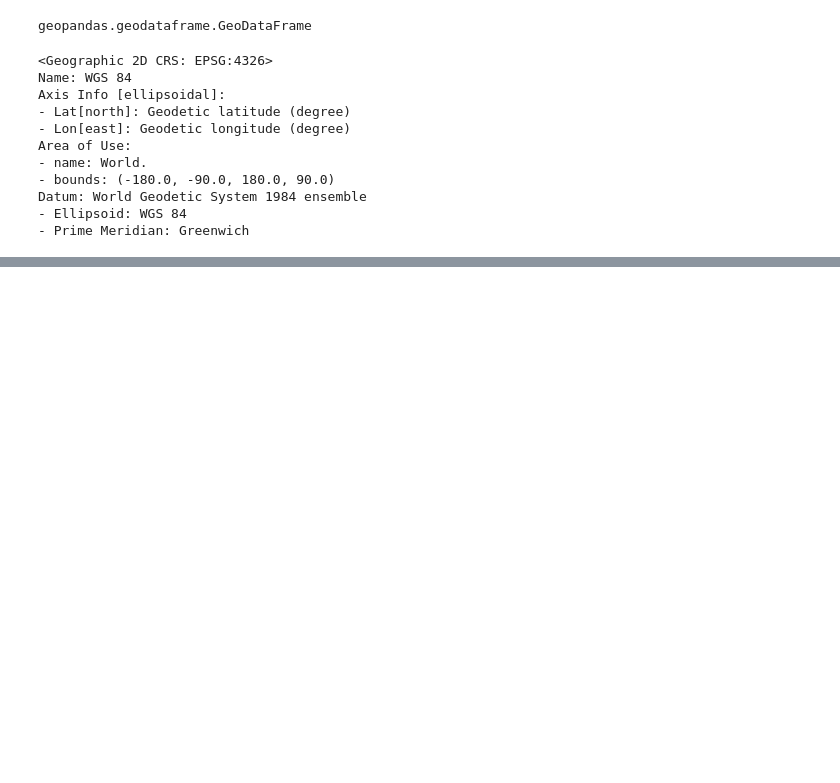
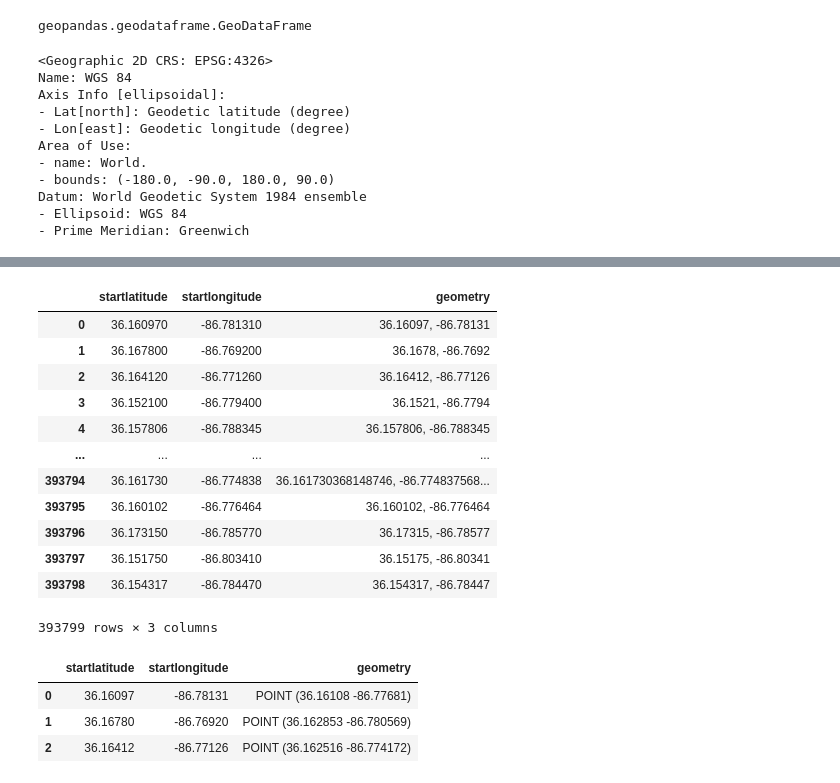
Before and after one commit to NSS-Data-Analytics-Cohort-8/scooter-partner1-whenhugocallsuspythonistas, a Jupyter notebook: notebooks/eda.ipynb, the cells around one changed output, grey strips where cells are left out. Cells and saved outputs as stored; diff of their text form; code cells hidden in the pictures; blank space fills up the shorter version.

```diff
--- a/notebooks/eda.ipynb
+++ b/notebooks/eda.ipynb
@@ -421,0 +433,34 @@ map_37207
+# %%
+qqq = """
+SELECT DISTINCT startlatitude, startlongitude, (startlatitude || ', ' || startlongitude) as geometry
+FROM trips
+"""
+
+result = engine.execute(qqq)
+
+yy = pd.read_sql(qqq, con = engine)
+yy
+# %% [output]
+|  | startlatitude | startlongitude | geometry |
+| 0 | 36.160970 | -86.781310 | 36.16097, -86.78131 |
+| 1 | 36.167800 | -86.769200 | 36.1678, -86.7692 |
+| 2 | 36.164120 | -86.771260 | 36.16412, -86.77126 |
+| 3 | 36.152100 | -86.779400 | 36.1521, -86.7794 |
+| 4 | 36.157806 | -86.788345 | 36.157806, -86.788345 |
+| ... | ... | ... | ... |
+| 393794 | 36.161730 | -86.774838 | 36.161730368148746, -86.774837568... |
+| 393795 | 36.160102 | -86.776464 | 36.160102, -86.776464 |
+| 393796 | 36.173150 | -86.785770 | 36.17315, -86.78577 |
+| 393797 | 36.151750 | -86.803410 | 36.15175, -86.80341 |
+| 393798 | 36.154317 | -86.784470 | 36.154317, -86.78447 |
+393799 rows × 3 columns
+# %%
+yy['geometry'] = y.apply(lambda x: Point((x.startlatitude,
+                                                         x.startlongitude)),
+                                        axis=1)
+yy.head(3)
+# %% [output]
+|  | startlatitude | startlongitude | geometry |
+| 0 | 36.16097 | -86.78131 | POINT (36.16108 -86.77681) |
+| 1 | 36.16780 | -86.76920 | POINT (36.162853 -86.780569) |
+| 2 | 36.16412 | -86.77126 | POINT (36.162516 -86.774172) |
```
Also changed, not shown: parts of 10 cells of this notebook.
